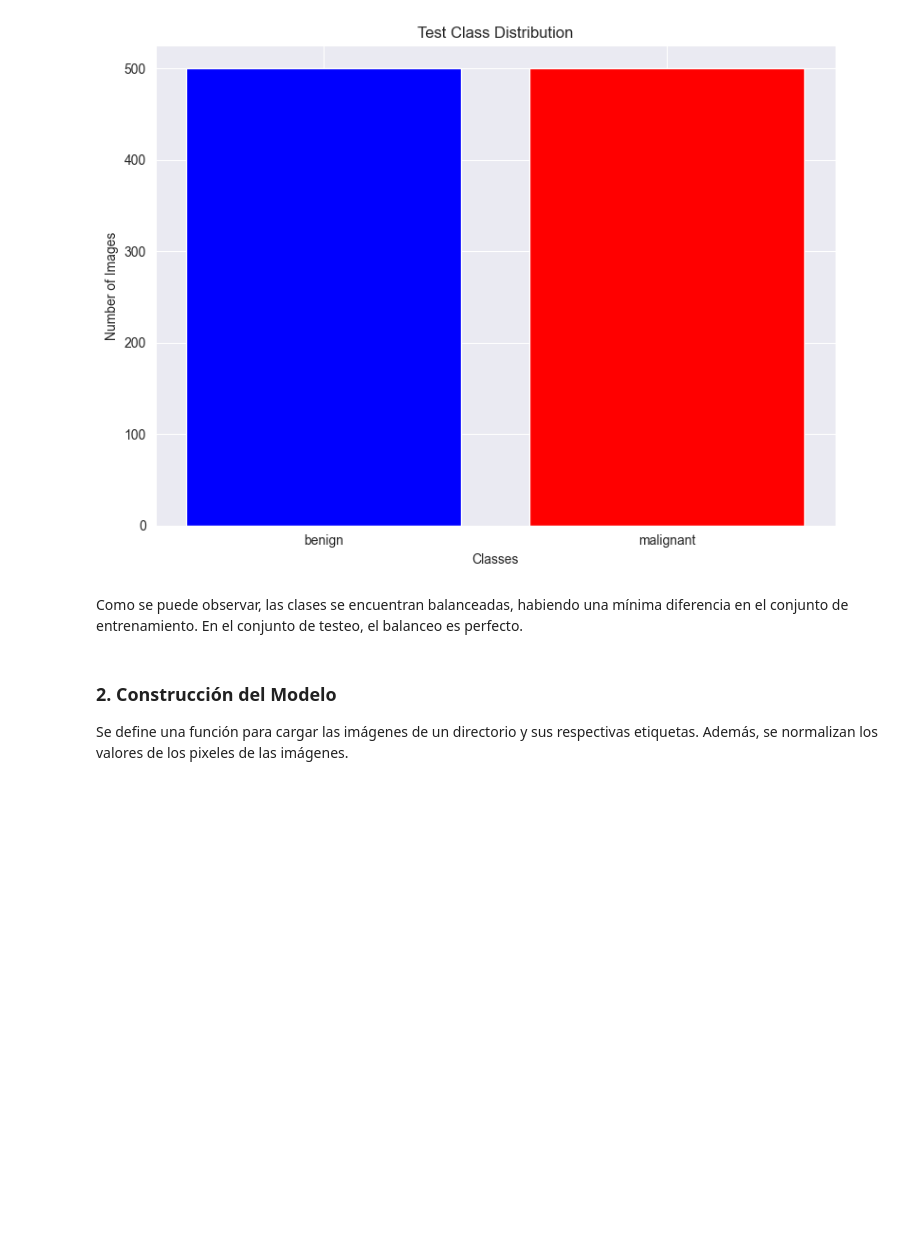
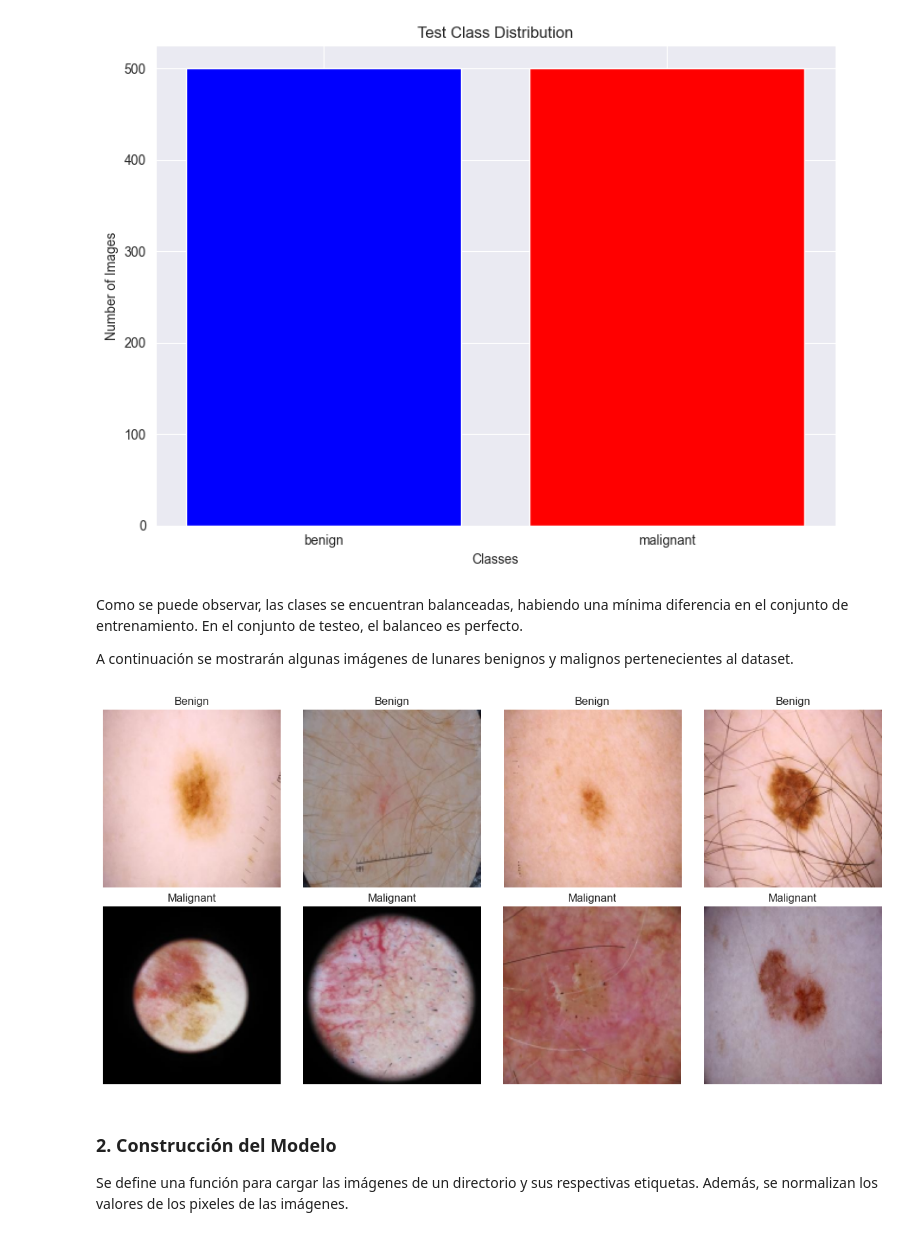
Before and after one commit to frandevaux/Melanoma-detection, a Jupyter notebook: melanoma_detection.ipynb, the cells around one changed output. Drawn from its saved outputs; the diff is of its cells as text; code cells hidden in the pictures; blank space fills up the shorter version.

```diff
--- a/melanoma_detection.ipynb
+++ b/melanoma_detection.ipynb
@@ -83,6 +83,36 @@ Test Class Distribution:
 [figure]
 # %% [markdown]
 Como se puede observar, las clases se encuentran balanceadas, habiendo una mínima diferencia en el conjunto de entrenamiento. En el conjunto de testeo, el balanceo es perfecto.
+
+A continuación se mostrarán algunas imágenes de lunares benignos y malignos pertenecientes al dataset.
+# %%
+def show_examples(directory, num_examples=4):
+    fig, axes = plt.subplots(2, num_examples, figsize=(12, 6))
+    axes = axes.flatten()
+    categories = ['benign', 'malignant']
+
+    for idx, category in enumerate(categories):
+        category_path = os.path.join(directory, category)
+        images = os.listdir(category_path)
+        selected_images = images[:num_examples]  # Seleccionar las primeras n imágenes
+
+        for i, img_name in enumerate(selected_images):
+            img_path = os.path.join(category_path, img_name)
+            img = cv2.imread(img_path)
+            img = cv2.cvtColor(img, cv2.COLOR_BGR2RGB)  # Convertir de BGR a RGB
+            img = cv2.resize(img, IMG_SIZE)
+
+            ax = axes[idx * num_examples + i]
+            ax.imshow(img)
+            ax.set_title(category.capitalize())
+            ax.axis('off')
+
+    plt.tight_layout()
+    plt.show()
+
+show_examples(train_dir)
+# %% [output]
+[figure, added]
 # %% [markdown]
 ### 2. Construcción del Modelo
 
```
Also changed, not shown: parts of 3 cells of this notebook, 7 other files.
